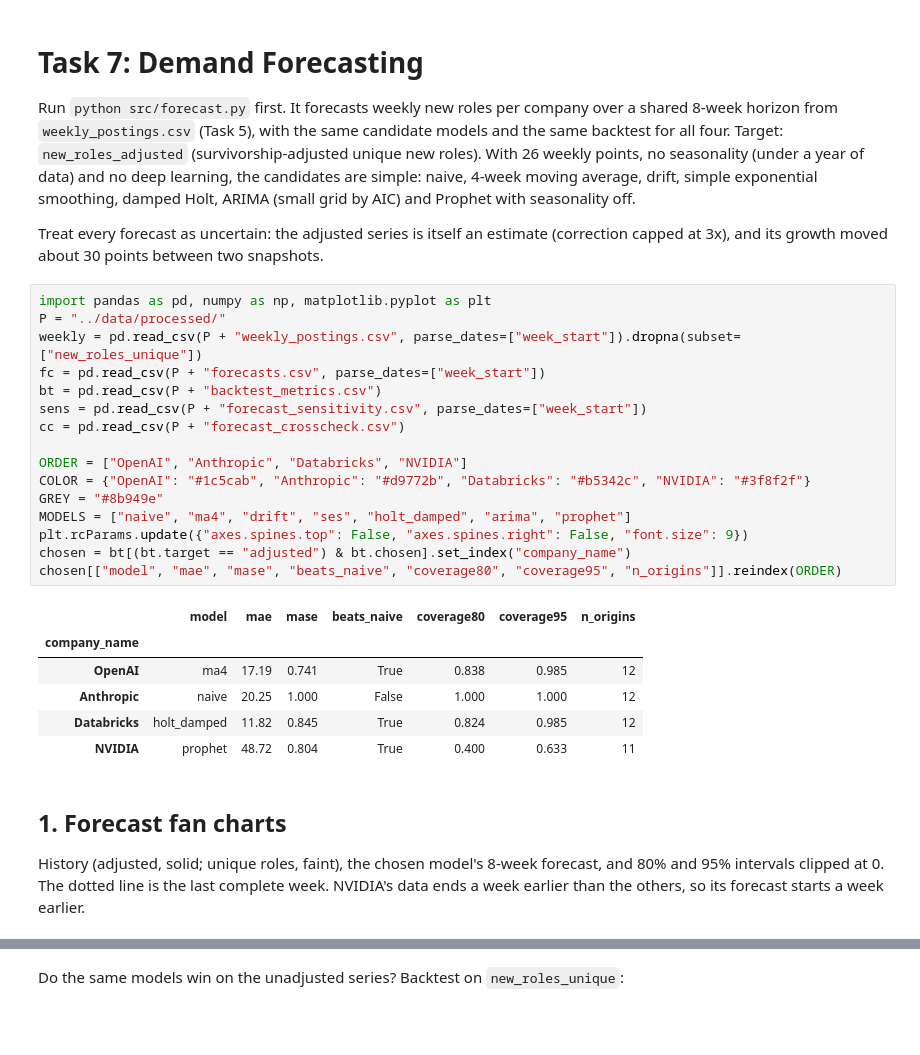
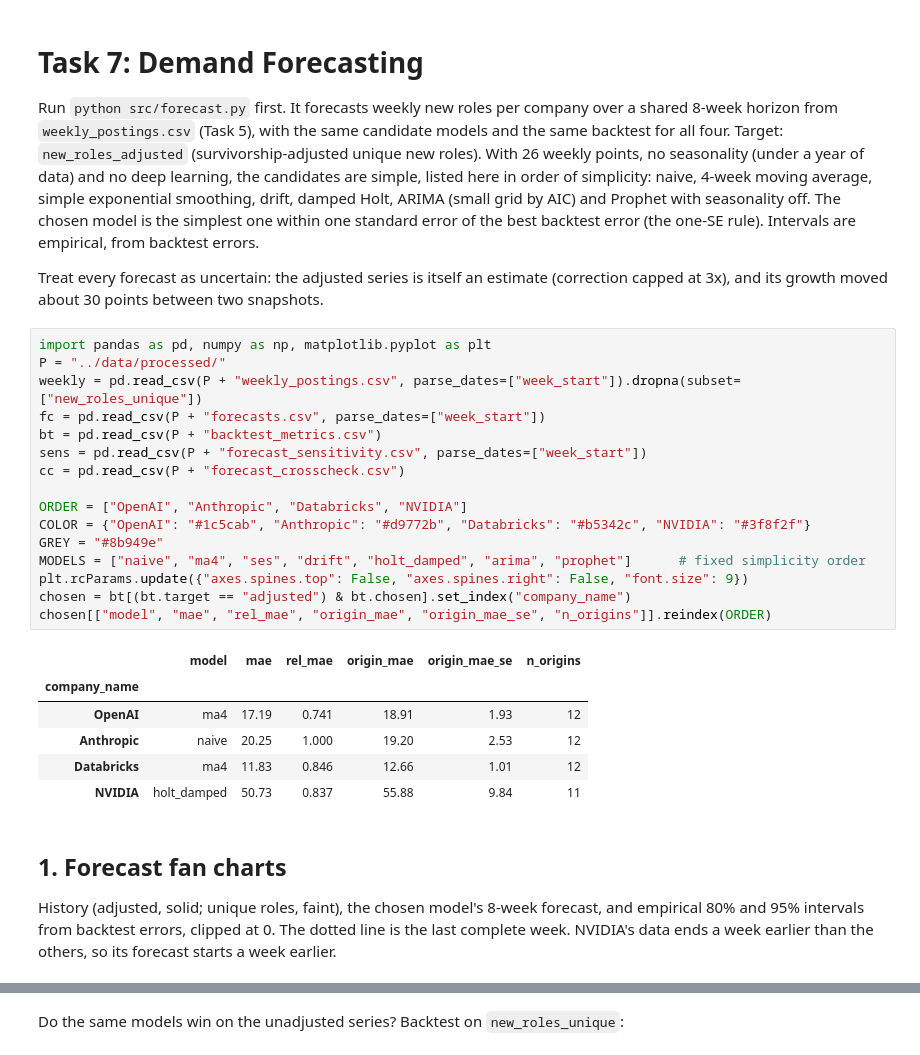
Before and after one commit to abdulhaquemohammed/competitor-demand-prediction, a Jupyter notebook: notebooks/07_forecasting.ipynb, the cells around one changed output, grey strips where cells are left out. Drawn from its saved outputs; the diff is of its cells as text; blank space fills up the shorter version.

```diff
--- a/notebooks/07_forecasting.ipynb
+++ b/notebooks/07_forecasting.ipynb
@@ -1,36 +1,36 @@
 # %% [markdown]
 # Task 7: Demand Forecasting
 
-Run `python src/forecast.py` first. It forecasts weekly new roles per company over a shared 8-week horizon from `weekly_postings.csv` (Task 5), with the same candidate models and the same backtest for all four. Target: `new_roles_adjusted` (survivorship-adjusted unique new roles). With 26 weekly points, no seasonality (under a year of data) and no deep learning, the candidates are simple: naive, 4-week moving average, drift, simple exponential smoothing, damped Holt, ARIMA (small grid by AIC) and Prophet with seasonality off.
+Run `python src/forecast.py` first. It forecasts weekly new roles per company over a shared 8-week horizon from `weekly_postings.csv` (Task 5), with the same candidate models and the same backtest for all four. Target: `new_roles_adjusted` (survivorship-adjusted unique new roles). With 26 weekly points, no seasonality (under a year of data) and no deep learning, the candidates are simple, listed here in order of simplicity: naive, 4-week moving average, simple exponential smoothing, drift, damped Holt, ARIMA (small grid by AIC) and Prophet with seasonality off. The chosen model is the simplest one within one standard error of the best backtest error (the one-SE rule). Intervals are empirical, from backtest errors.
 
 Treat every forecast as uncertain: the adjusted series is itself an estimate (correction capped at 3x), and its growth moved about 30 points between two snapshots.
 # %%
 import pandas as pd, numpy as np, matplotlib.pyplot as plt
 P = "../data/processed/"
 weekly = pd.read_csv(P + "weekly_postings.csv", parse_dates=["week_start"]).dropna(subset=["new_roles_unique"])
 fc = pd.read_csv(P + "forecasts.csv", parse_dates=["week_start"])
 bt = pd.read_csv(P + "backtest_metrics.csv")
 sens = pd.read_csv(P + "forecast_sensitivity.csv", parse_dates=["week_start"])
 cc = pd.read_csv(P + "forecast_crosscheck.csv")
 
 ORDER = ["OpenAI", "Anthropic", "Databricks", "NVIDIA"]
 COLOR = {"OpenAI": "#1c5cab", "Anthropic": "#d9772b", "Databricks": "#b5342c", "NVIDIA": "#3f8f2f"}
 GREY = "#8b949e"
-MODELS = ["naive", "ma4", "drift", "ses", "holt_damped", "arima", "prophet"]
+MODELS = ["naive", "ma4", "ses", "drift", "holt_damped", "arima", "prophet"]      # fixed simplicity order
 plt.rcParams.update({"axes.spines.top": False, "axes.spines.right": False, "font.size": 9})
 chosen = bt[(bt.target == "adjusted") & bt.chosen].set_index("company_name")
-chosen[["model", "mae", "mase", "beats_naive", "coverage80", "coverage95", "n_origins"]].reindex(ORDER)
+chosen[["model", "mae", "rel_mae", "origin_mae", "origin_mae_se", "n_origins"]].reindex(ORDER)
 # %% [output]
-|  | model | mae | mase | beats_naive | coverage80 | coverage95 | n_origins |
-| company_name |  |  |  |  |  |  |  |
-| OpenAI | ma4 | 17.19 | 0.741 | True | 0.838 | 0.985 | 12 |
-| Anthropic | naive | 20.25 | 1.000 | False | 1.000 | 1.000 | 12 |
-| Databricks | holt_damped | 11.82 | 0.845 | True | 0.824 | 0.985 | 12 |
-| NVIDIA | prophet | 48.72 | 0.804 | True | 0.400 | 0.633 | 11 |
+|  | model | mae | rel_mae | origin_mae | origin_mae_se | n_origins |
+| company_name |  |  |  |  |  |  |
+| OpenAI | ma4 | 17.19 | 0.741 | 18.91 | 1.93 | 12 |
+| Anthropic | naive | 20.25 | 1.000 | 19.20 | 2.53 | 12 |
+| Databricks | ma4 | 11.83 | 0.846 | 12.66 | 1.01 | 12 |
+| NVIDIA | holt_damped | 50.73 | 0.837 | 55.88 | 9.84 | 11 |
 # %% [markdown]
 ## 1. Forecast fan charts
 
-History (adjusted, solid; unique roles, faint), the chosen model's 8-week forecast, and 80% and 95% intervals clipped at 0. The dotted line is the last complete week. NVIDIA's data ends a week earlier than the others, so its forecast starts a week earlier.
+History (adjusted, solid; unique roles, faint), the chosen model's 8-week forecast, and empirical 80% and 95% intervals from backtest errors, clipped at 0. The dotted line is the last complete week. NVIDIA's data ends a week earlier than the others, so its forecast starts a week earlier.
 # %%
 fig, axes = plt.subplots(2, 2, figsize=(11, 6.4), sharex=True)
 for ax, c in zip(axes.flat, ORDER):
```
Also changed, not shown: parts of 19 cells of this notebook, 7 other files.
